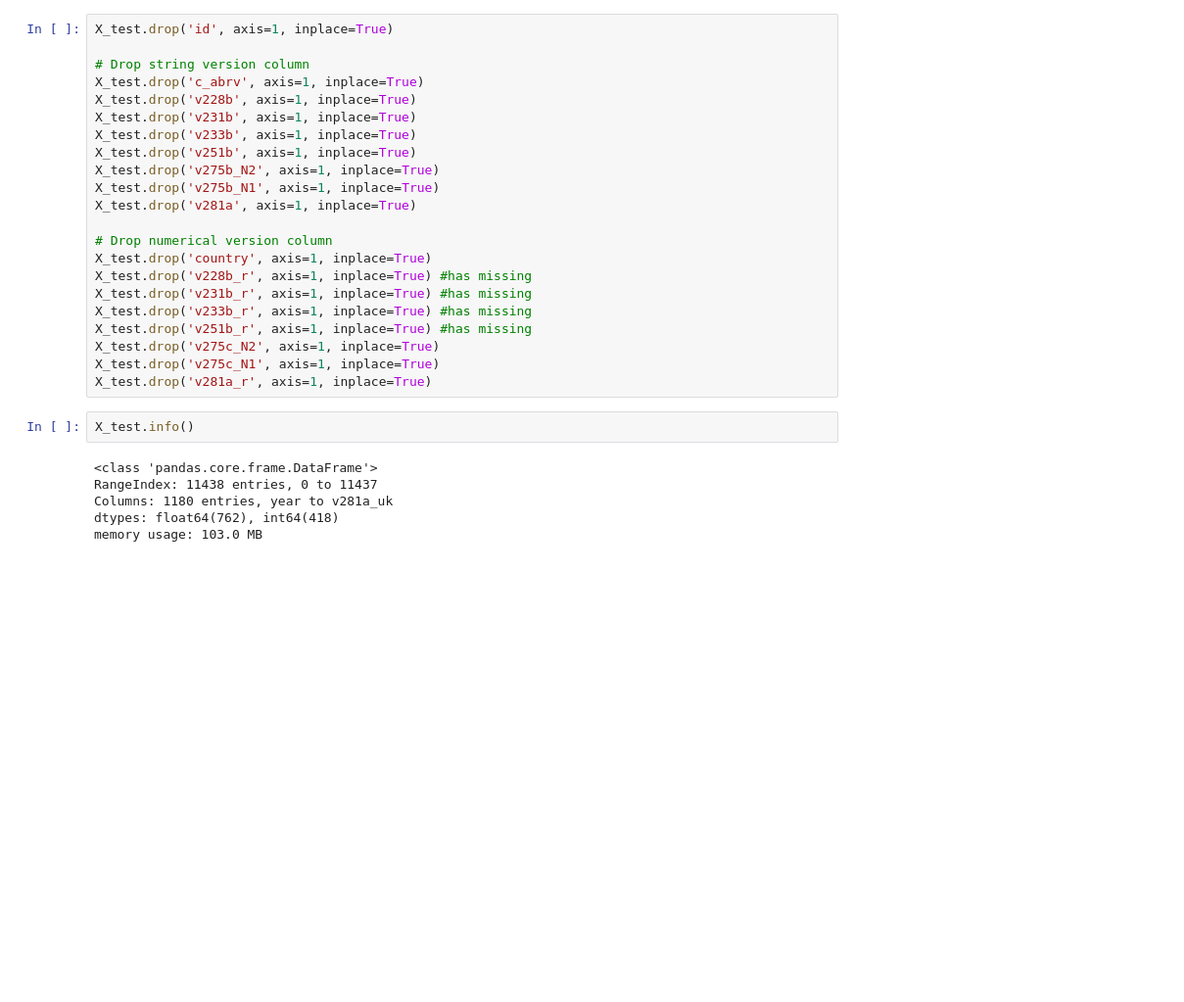
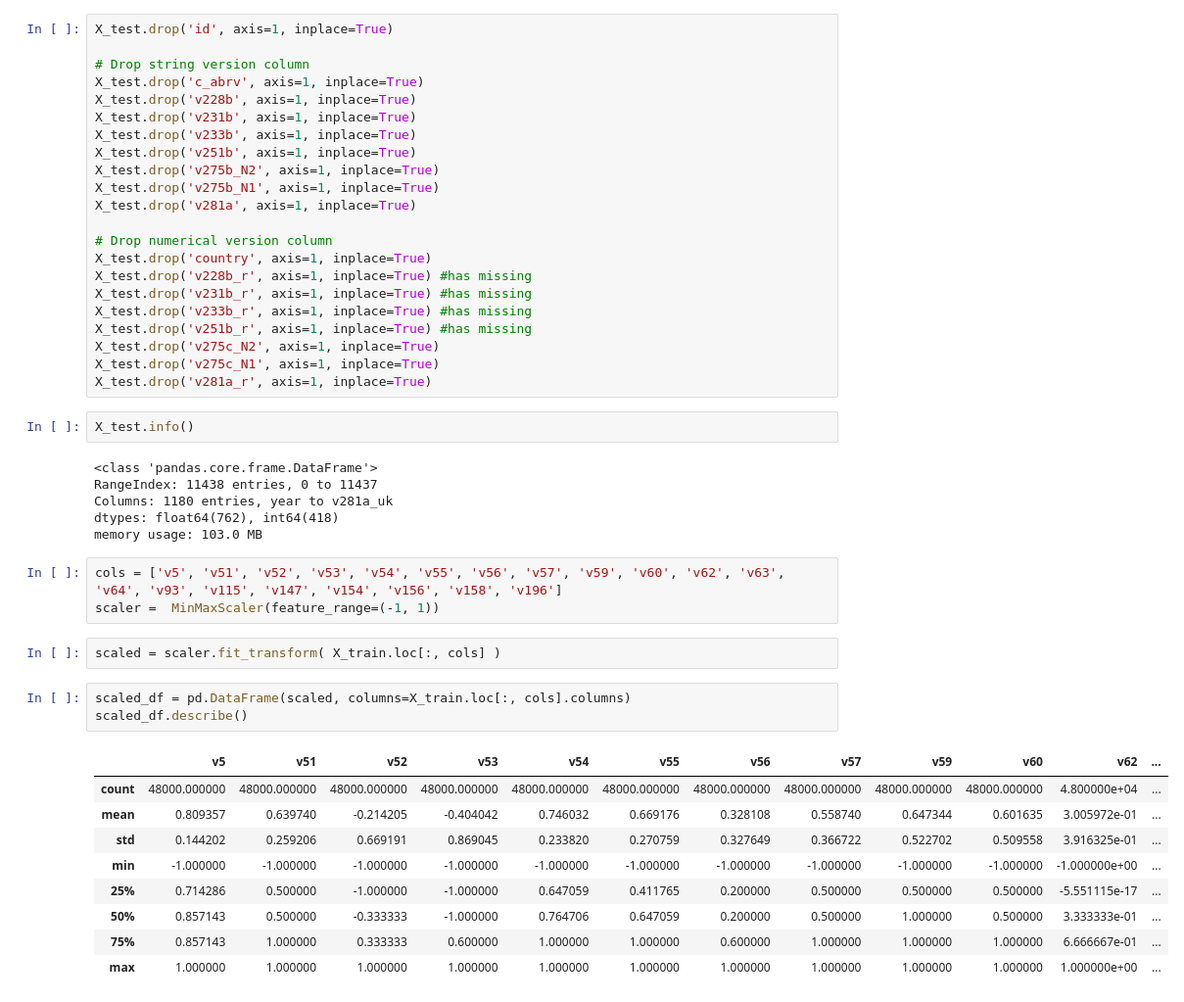
Before and after one commit to williamlin02/stat441-kaggle, a Jupyter notebook: data_analysis.ipynb, the cells around one changed output. Shown at 98% size. Drawn from its saved outputs; the diff is of its cells as text; blank space fills up the shorter version.

```diff
--- a/data_analysis.ipynb
+++ b/data_analysis.ipynb
@@ -131,3 +132,21 @@ RangeIndex: 11438 entries, 0 to 11437
 Columns: 1180 entries, year to v281a_uk
 dtypes: float64(762), int64(418)
 memory usage: 103.0 MB
+# %%
+cols = ['v5', 'v51', 'v52', 'v53', 'v54', 'v55', 'v56', 'v57', 'v59', 'v60', 'v62', 'v63', 'v64', 'v93', 'v115', 'v147', 'v154', 'v156', 'v158', 'v196']
+scaler =  MinMaxScaler(feature_range=(-1, 1))
+# %%
+scaled = scaler.fit_transform( X_train.loc[:, cols] )
+# %%
+scaled_df = pd.DataFrame(scaled, columns=X_train.loc[:, cols].columns)
+scaled_df.describe()
+# %% [output]
+|  | v5 | v51 | v52 | v53 | v54 | v55 | v56 | v57 | v59 | v60 | v62 | ... |
+| count | 48000.000000 | 48000.000000 | 48000.000000 | 48000.000000 | 48000.000000 | 48000.000000 | 48000.000000 | 48000.000000 | 48000.000000 | 48000.000000 | 4.800000e+04 | ... |
+| mean | 0.809357 | 0.639740 | -0.214205 | -0.404042 | 0.746032 | 0.669176 | 0.328108 | 0.558740 | 0.647344 | 0.601635 | 3.005972e-01 | ... |
+| std | 0.144202 | 0.259206 | 0.669191 | 0.869045 | 0.233820 | 0.270759 | 0.327649 | 0.366722 | 0.522702 | 0.509558 | 3.916325e-01 | ... |
+| min | -1.000000 | -1.000000 | -1.000000 | -1.000000 | -1.000000 | -1.000000 | -1.000000 | -1.000000 | -1.000000 | -1.000000 | -1.000000e+00 | ... |
+| 25% | 0.714286 | 0.500000 | -1.000000 | -1.000000 | 0.647059 | 0.411765 | 0.200000 | 0.500000 | 0.500000 | 0.500000 | -5.551115e-17 | ... |
+| 50% | 0.857143 | 0.500000 | -0.333333 | -1.000000 | 0.764706 | 0.647059 | 0.200000 | 0.500000 | 1.000000 | 0.500000 | 3.333333e-01 | ... |
+| 75% | 0.857143 | 1.000000 | 0.333333 | 0.600000 | 1.000000 | 1.000000 | 0.600000 | 1.000000 | 1.000000 | 1.000000 | 6.666667e-01 | ... |
+| max | 1.000000 | 1.000000 | 1.000000 | 1.000000 | 1.000000 | 1.000000 | 1.000000 | 1.000000 | 1.000000 | 1.000000 | 1.000000e+00 | ... |
```
Also changed, not shown: parts of 3 cells of this notebook, 14 other files.
